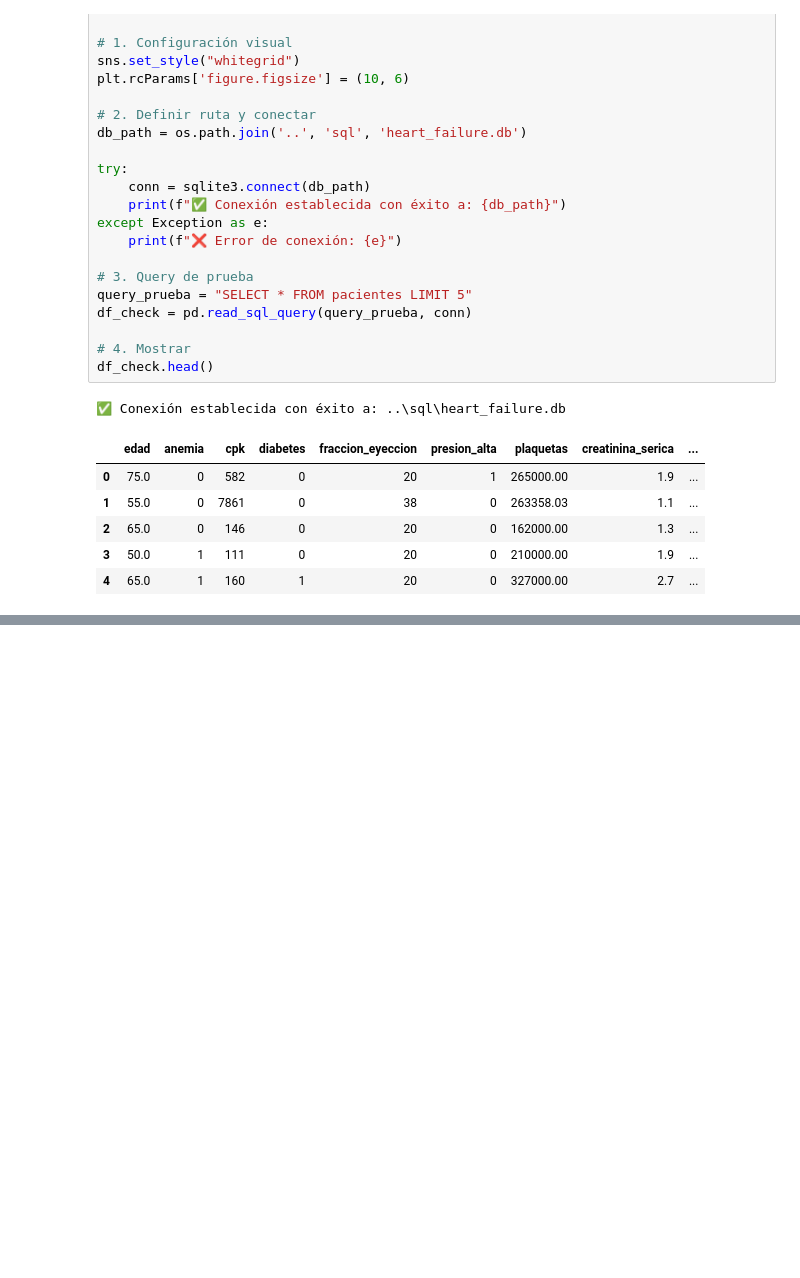
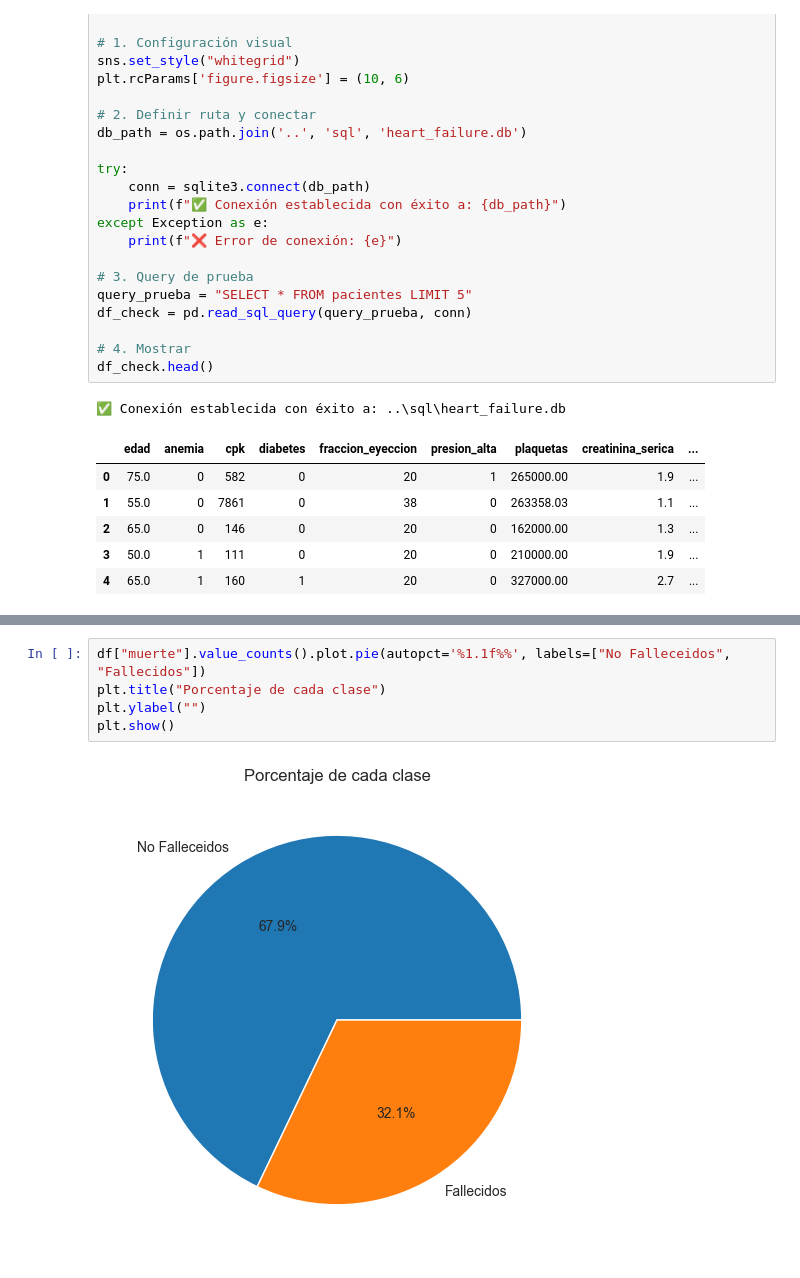
Before and after one commit to matiasgianotti/InsuficienciaCardiaca, a Jupyter notebook: notebooks/Analisis_exploratorio.ipynb, the cells around one changed output, grey strips where cells are left out. Saved outputs shown, nothing was run; the diff lists cells and outputs as text; blank space fills up the shorter version.

```diff
--- a/notebooks/Analisis_exploratorio.ipynb
+++ b/notebooks/Analisis_exploratorio.ipynb
@@ -34,0 +97,7 @@ df_check.head()
+# %%
+df["muerte"].value_counts().plot.pie(autopct='%1.1f%%', labels=["No Falleceidos", "Fallecidos"])
+plt.title("Porcentaje de cada clase")
+plt.ylabel("")
+plt.show()
+# %% [output]
+[figure, added]
```
Also changed, not shown: parts of 13 cells of this notebook.
